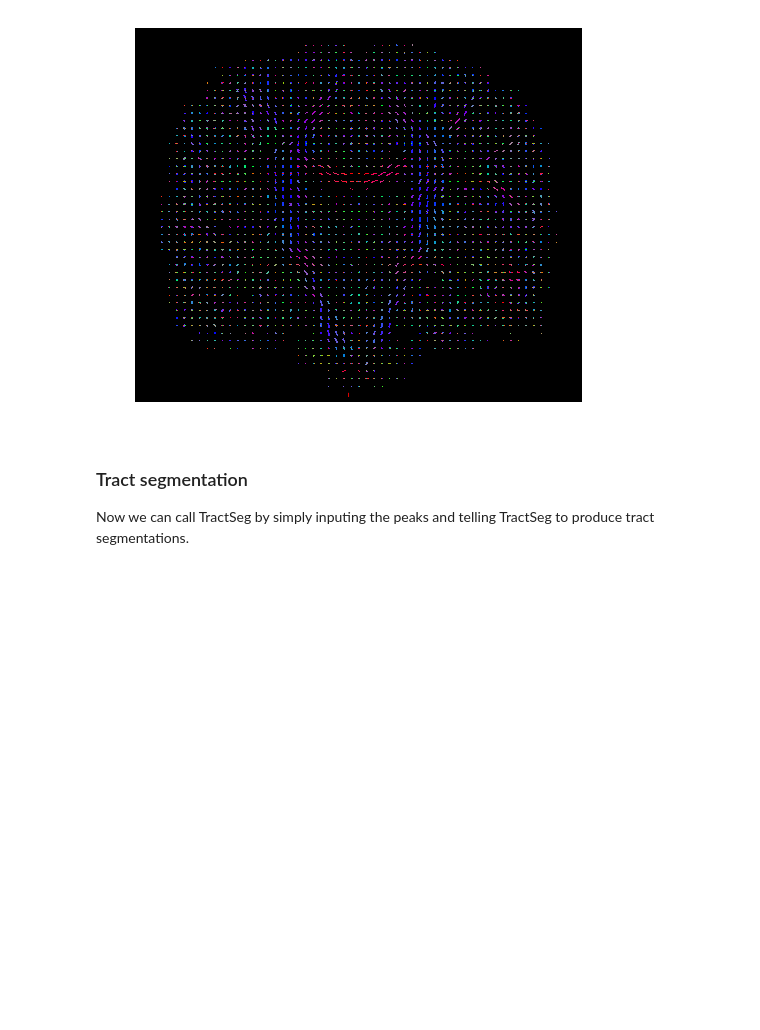
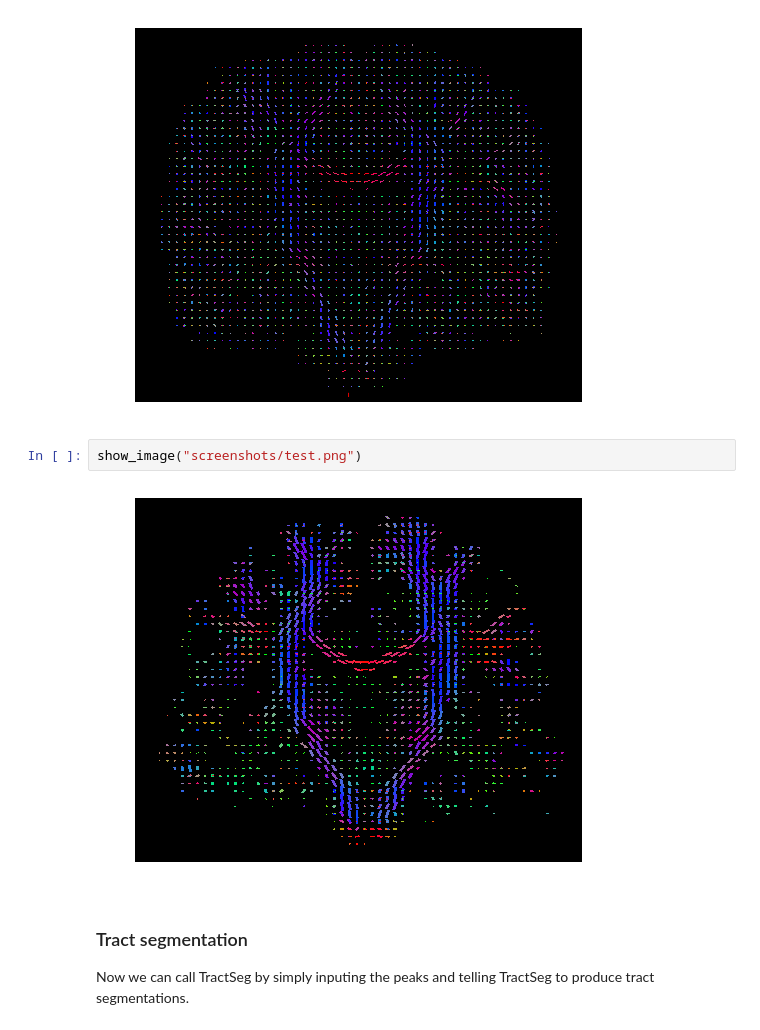
Before and after one commit to wasserth/tractseg_edu, a Jupyter notebook: 1_Basic_usage.ipynb, the cells around one changed output. Drawn from its saved outputs; the diff is of its cells as text; blank space fills up the shorter version.

```diff
--- a/1_Basic_usage.ipynb
+++ b/1_Basic_usage.ipynb
@@ -14,6 +14,10 @@ When looking at the peaks using MRtrix you will see something similar to the fol
 show_image("screenshots/peaks.png")
 # %% [output]
 [figure]
+# %%
+show_image("screenshots/test.png")
+# %% [output]
+[figure, added]
 # %% [markdown]
 ### Tract segmentation
 Now we can call TractSeg by simply inputing the peaks and telling TractSeg to produce tract segmentations.
```
Also changed, not shown: 6 other files.
